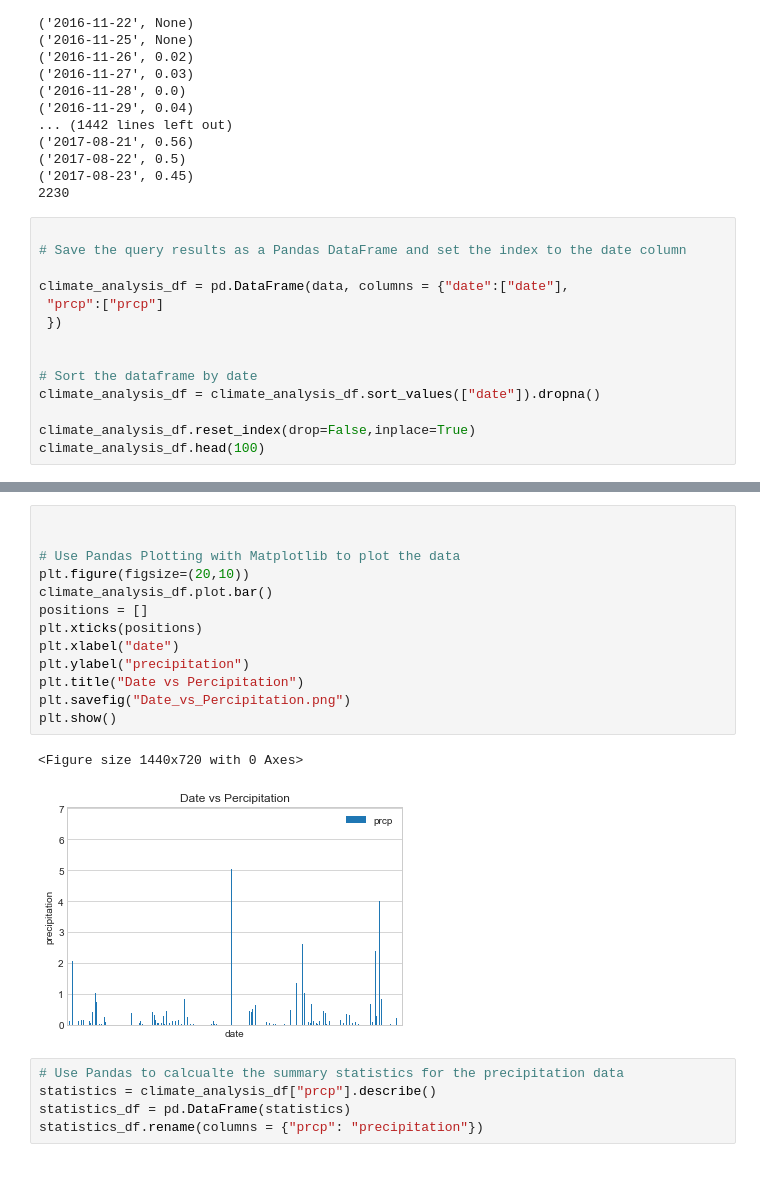
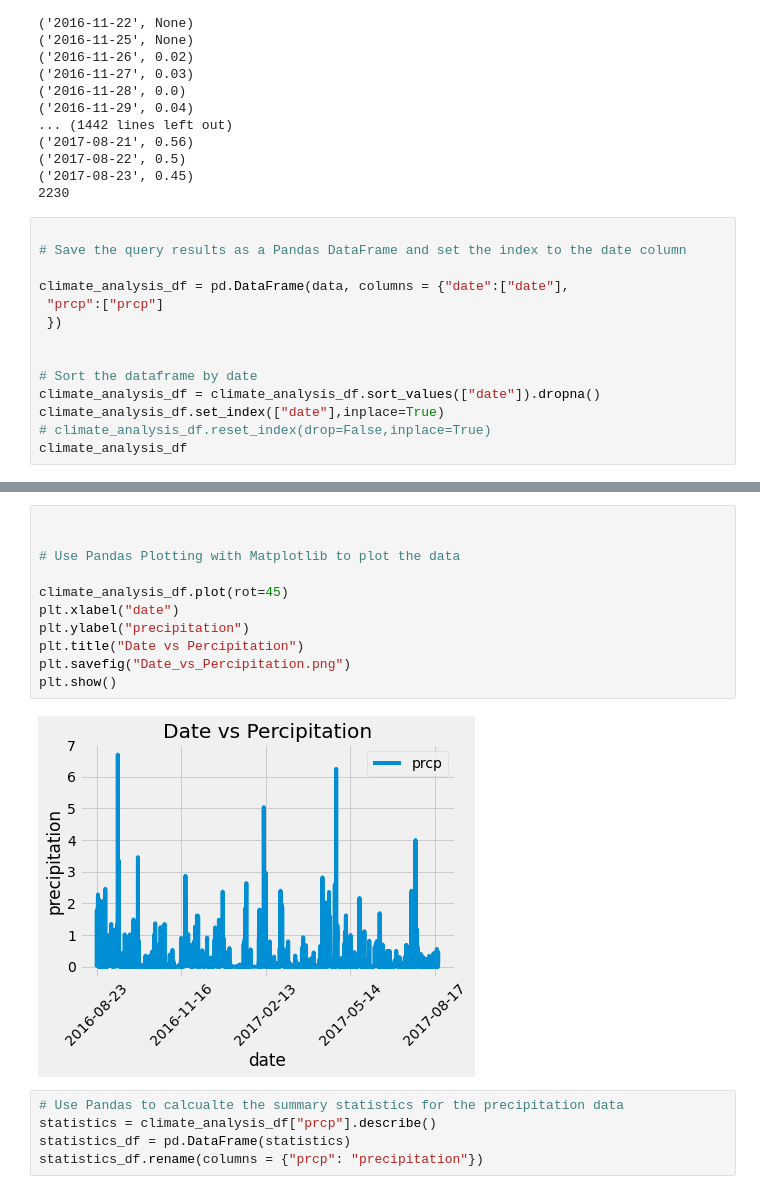
Before and after one commit to RynnAethelWulf/SQLAlchemy-Challenge, a Jupyter notebook: climate_starter.ipynb, the cells around one changed output, grey strips where cells are left out. Cells and saved outputs as stored; diff of their text form.

```diff
--- a/climate_starter.ipynb
+++ b/climate_starter.ipynb
@@ -108,7 +108,7 @@ climate_analysis_df = pd.DataFrame(data, columns = {"date":["date"],
 
 # Sort the dataframe by date
 climate_analysis_df = climate_analysis_df.sort_values(["date"]).dropna()
-
-climate_analysis_df.reset_index(drop=False,inplace=True)
-climate_analysis_df.head(100)
+climate_analysis_df.set_index(["date"],inplace=True)
+# climate_analysis_df.reset_index(drop=False,inplace=True)
+climate_analysis_df
 # %% [output]
@@ -128,19 +129,16 @@ climate_analysis_df.head(100)
 # %%
 
 
 # Use Pandas Plotting with Matplotlib to plot the data
-plt.figure(figsize=(20,10))
-climate_analysis_df.plot.bar()
-positions = []
-plt.xticks(positions)
+
+climate_analysis_df.plot(rot=45)
 plt.xlabel("date")
 plt.ylabel("precipitation")
 plt.title("Date vs Percipitation")
 plt.savefig("Date_vs_Percipitation.png")
 plt.show()
 # %% [output]
-<Figure size 1440x720 with 0 Axes>
-[figure, old version]
+[figure, new version]
 # %%
 # Use Pandas to calcualte the summary statistics for the precipitation data
 statistics = climate_analysis_df["prcp"].describe()
```
Also changed, not shown: parts of 4 cells of this notebook.
